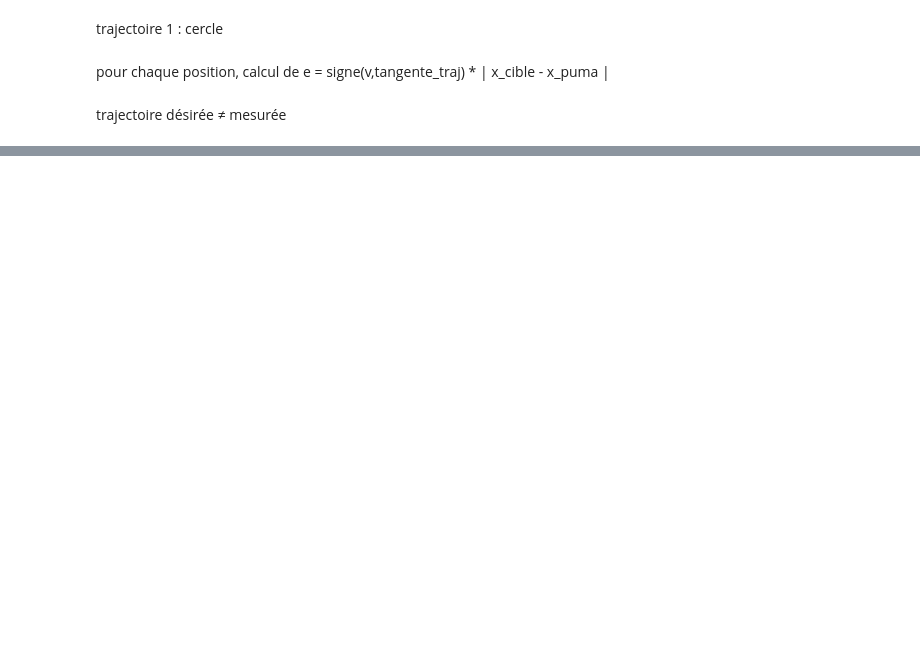
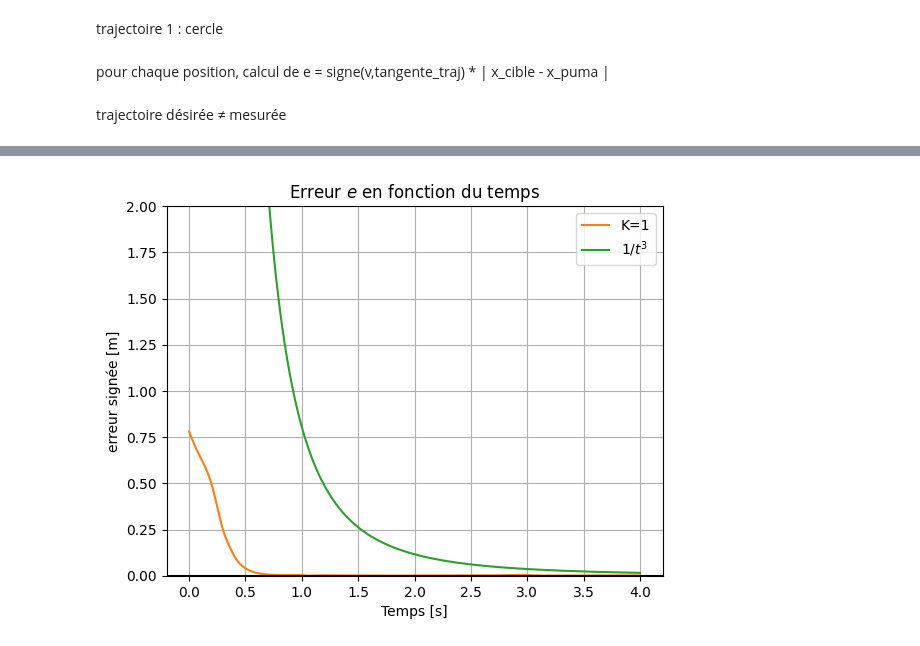
Before and after one commit to erwan-maugeri/Robot-Puma, a Jupyter notebook: cr_stage.ipynb, the cells around one changed output, grey strips where cells are left out. Saved outputs shown, nothing was run; the diff lists cells and outputs as text; code cells hidden in the pictures; blank space fills up the shorter version.

```diff
--- a/cr_stage.ipynb
+++ b/cr_stage.ipynb
@@ -1575,0 +1604,22 @@ plt.show()
+# %%
+#test
+t = np.linspace(0, T, N)
+t_no0 = np.linspace(0.1, T, N)
+calque = t_no0**(-3)
+
+plt.plot(t, erreur, label='K=1', color="C1")
+plt.plot(t, calque, label='$1/t^3$', color="C2")
+
+
+plt.axhline(0, color="black")
+
+plt.xlabel('Temps [s]')
+plt.ylabel('erreur signée [m]')
+
+plt.title('Erreur $e$ en fonction du temps')
+plt.grid(True)
+plt.ylim(0,2)
+plt.legend()
+plt.show()
+# %% [output]
+[figure, added]
```
Also changed, not shown: parts of 13 cells of this notebook.
